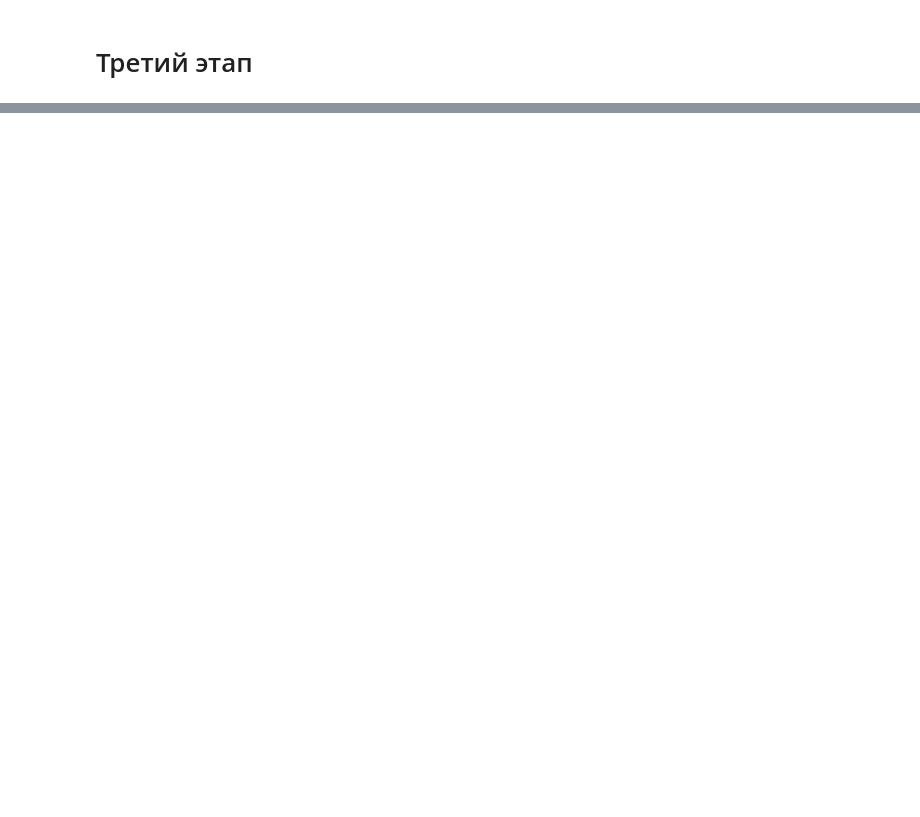
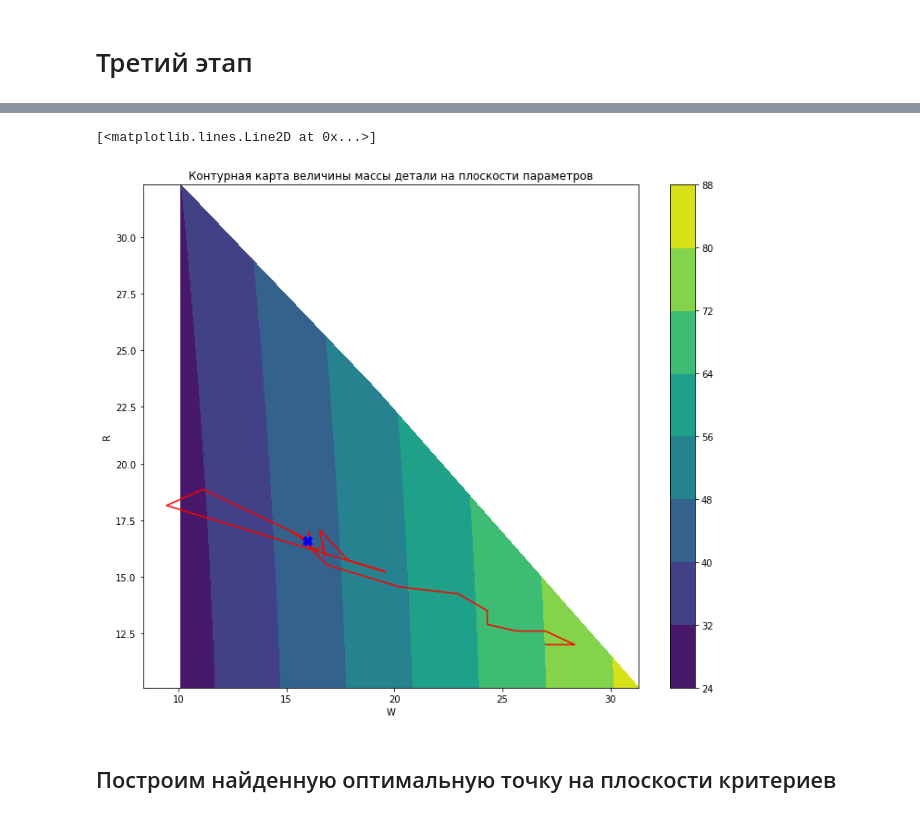
Before and after one commit to vxd7/labs, a Jupyter notebook: Инструментальные средства моделирования/ISM_HW2/ISM_HW2_actual.ipynb, the cells around one changed output, grey strips where cells are left out. Drawn from its saved outputs; the diff is of its cells as text; code cells hidden in the pictures; blank space fills up the shorter version.

```diff
--- a/Инструментальные средства моделирования/ISM_HW2/ISM_HW2_actual.ipynb
+++ b/Инструментальные средства моделирования/ISM_HW2/ISM_HW2_actual.ipynb
@@ -599,0 +732,14 @@ def ideal_point_supercriteria(w_cur, h_cur, ideal_point):
+# %%
+plt.figure(figsize=(12, 10))
+contour_plot = plt.tricontourf(odz[:,0], odz[:,1], mass_by_parameters)
+plt.gcf().colorbar(contour_plot)
+plt.title("Контурная карта величины массы детали на плоскости параметров");
+plt.xlabel('W');
+plt.ylabel('R');
+plt.plot(algo_path[:,0], algo_path[:,1], 'r')
+plt.plot(ret.x[0], ret.x[1], 'bX', markersize=10)
+# %% [output]
+[<matplotlib.lines.Line2D at 0x...>]
+[figure, added]
+# %% [markdown]
+## Построим найденную оптимальную точку на плоскости критериев
```
Also changed, not shown: parts of 26 cells of this notebook.
